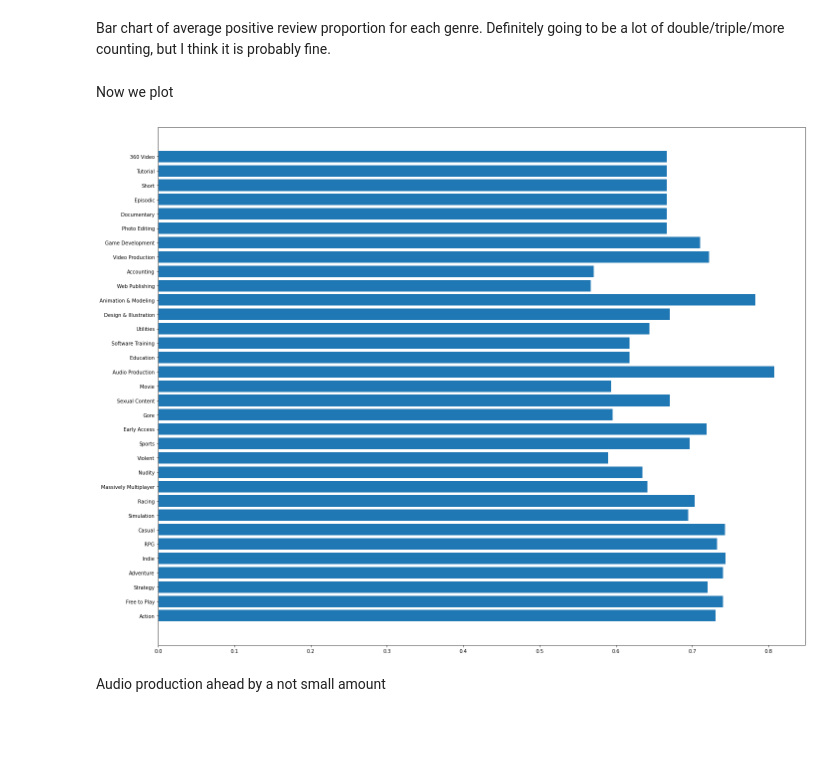
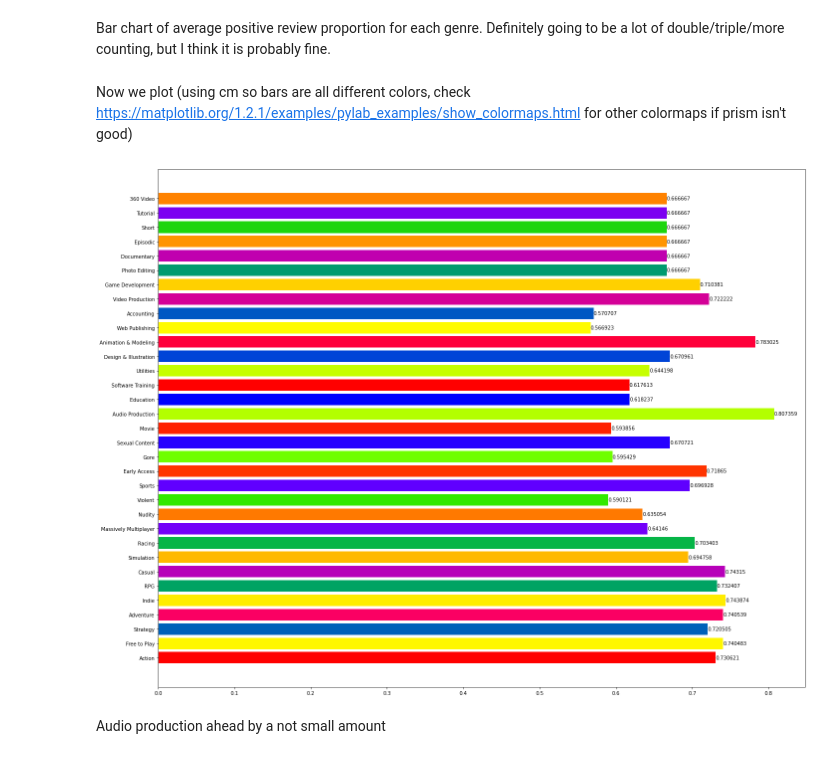
Before and after one commit to PokoNut/CMSC320FinalProject, a Jupyter notebook: final.ipynb, the cells around one changed output. Cells and saved outputs as stored; diff of their text form; code cells hidden in the pictures; blank space fills up the shorter version.

```diff
--- a/final.ipynb
+++ b/final.ipynb
@@ -338,14 +337,24 @@ for _, row in df.iterrows():
 
 genre_avg_prop = [total / count for total, count in zip(genre_sum_prop, genre_count)]
-# %% [markdown]
-Now we plot
-# %%
-fig, ax = plt.subplots(figsize=(20,15))
-ax.barh(genre_names, genre_avg_prop)
-fig.tight_layout()
-pass
-# %% [output]
-[figure, removed]
+# %% [markdown]
+Now we plot (using cm so bars are all different colors, check https://matplotlib.org/1.2.1/examples/pylab_examples/show_colormaps.html for other colormaps if prism isn't good)
+# %%
+from matplotlib import cm
+
+fig, ax = plt.subplots(figsize=(20,15))
+
+
+bars = []
+for i in range(0, len(genre_names)):
+    bars.append(ax.barh(genre_names[i], genre_avg_prop[i], color=cm.prism(1.*i/len(genre_names))))
+
+for bar in bars:
+    ax.bar_label(bar)
+
+fig.tight_layout()
+pass
+# %% [output]
+[figure, added]
 # %% [markdown]
 Audio production ahead by a not small amount
 # %% [markdown]
```
Also changed, not shown: parts of 9 cells of this notebook.
